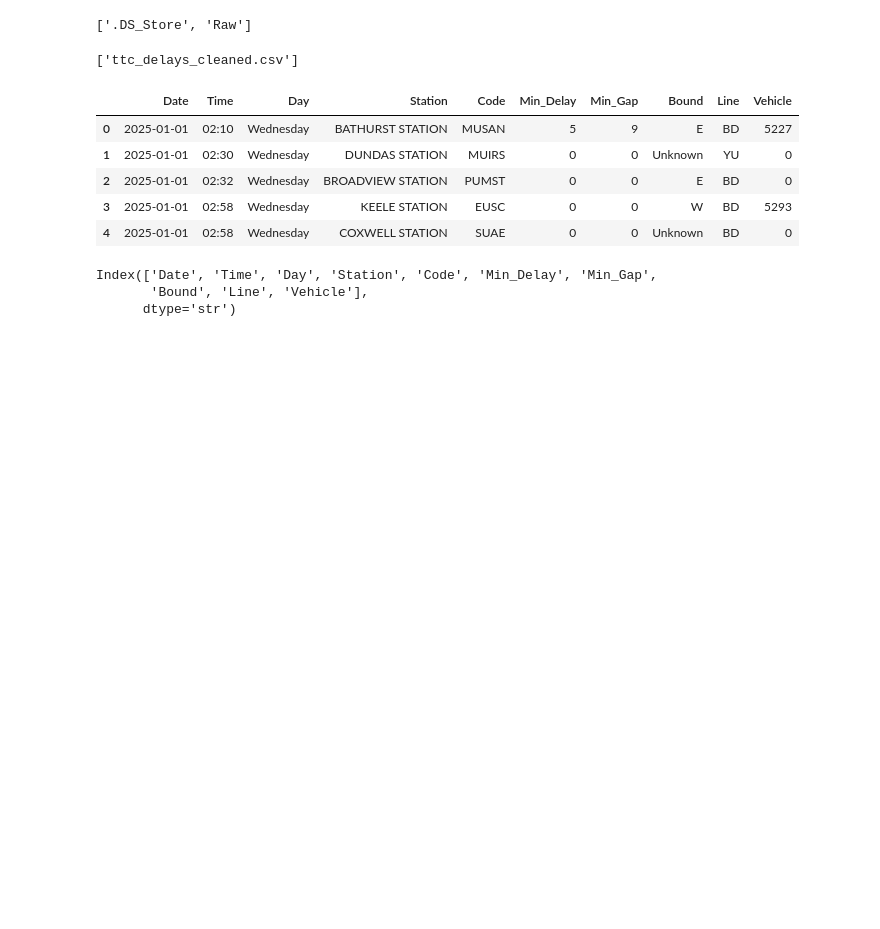
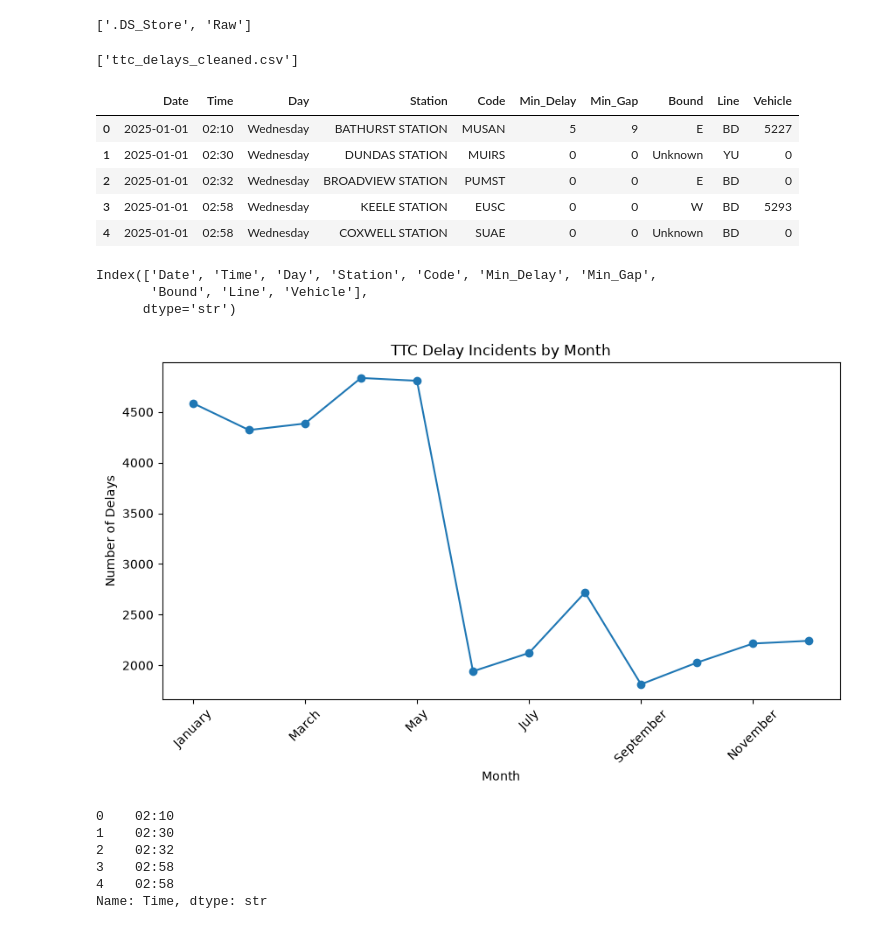
Before and after one commit to SaihajSaini/Toronto-TTC-Delay-Intelligence-Dashboard, a Jupyter notebook: Notebooks/01_ttc_data_exploration.ipynb, the cells around one changed output. Saved outputs shown, nothing was run; the diff lists cells and outputs as text; code cells hidden in the pictures; blank space fills up the shorter version.

```diff
--- a/Notebooks/01_ttc_data_exploration.ipynb
+++ b/Notebooks/01_ttc_data_exploration.ipynb
@@ -279,3 +279,9 @@ Bound        0
 Line         0
 Vehicle      0
 dtype: int64
+# %%
+clean_df["Month"] = clean_df["Date"].dt.month_name()
+# %%
+monthly_delays = clean_df["Month"].value_counts()
+
+monthly_delays
@@ -281,0 +303,19 @@ dtype: int64
+# %%
+month_order = [
+    "January",
+    "February",
+    "March",
+    "April",
+    "May",
+    "June",
+    "July",
+    "August",
+    "September",
+    "October",
+    "November",
+    "December"
+]
+
+monthly_delays = monthly_delays.reindex(month_order)
+
+monthly_delays
@@ -318,3 +373,30 @@ clean_df.columns
 Index(['Date', 'Time', 'Day', 'Station', 'Code', 'Min_Delay', 'Min_Gap',
        'Bound', 'Line', 'Vehicle'],
       dtype='str')
+# %%
+import matplotlib.pyplot as plt
+
+monthly_delays.plot(
+    kind="line",
+    figsize=(10,5),
+    marker="o"
+)
+
+plt.title("TTC Delay Incidents by Month")
+plt.xlabel("Month")
+plt.ylabel("Number of Delays")
+
+plt.xticks(rotation=45)
+
+plt.show()
+# %% [output]
+[figure, added]
+# %%
+clean_df["Time"].head()
+# %% [output]
+0    02:10
+1    02:30
+2    02:32
+3    02:58
+4    02:58
+Name: Time, dtype: str
```
Also changed, not shown: parts of 6 cells of this notebook.
